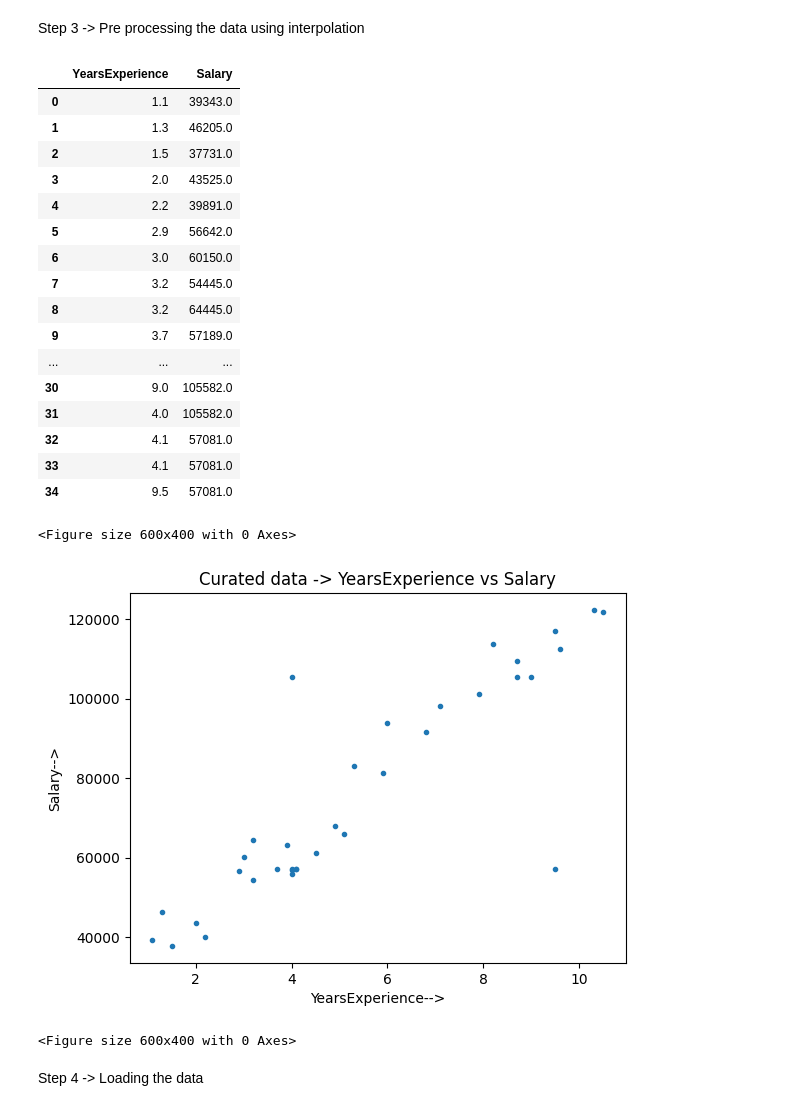
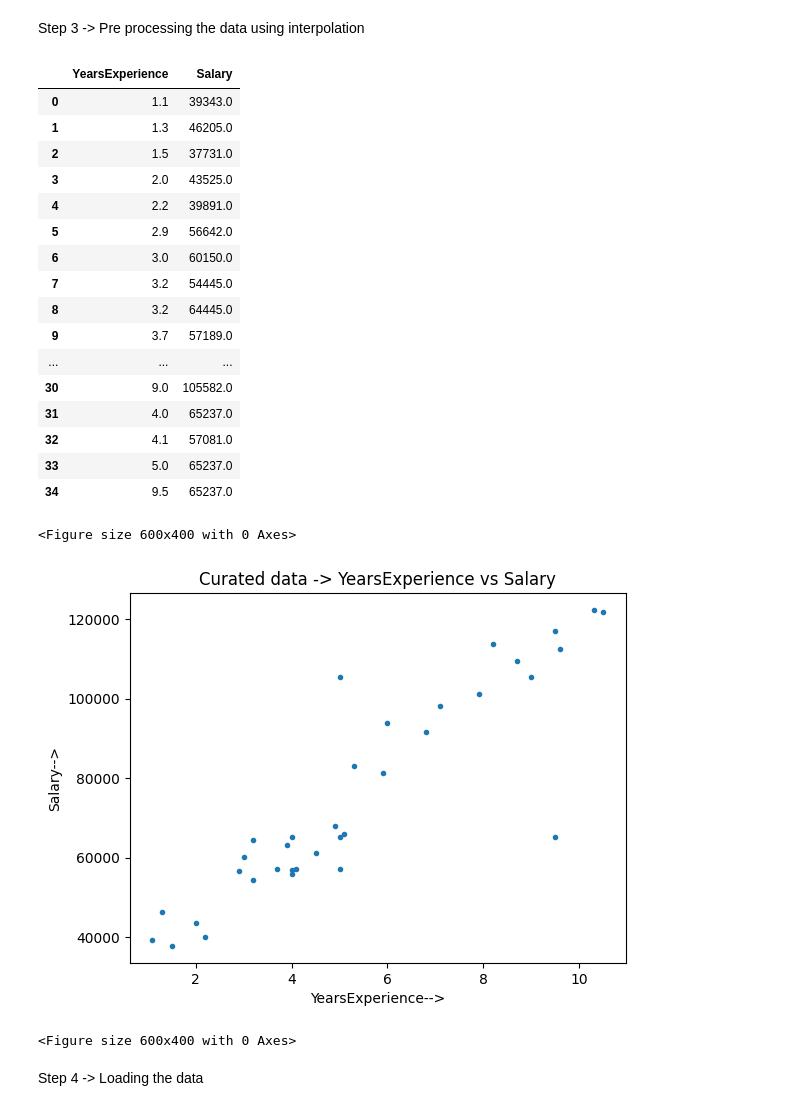
Before and after one commit to arjun-gaikwad-34/ArjunGaikwad_AIML_Bootcamp_2023, a Jupyter notebook: Case_study_Salary_13_06.ipynb, the cells around one changed output. Drawn from its saved outputs; the diff is of its cells as text; code cells hidden in the pictures.

```diff
--- a/Case_study_Salary_13_06.ipynb
+++ b/Case_study_Salary_13_06.ipynb
@@ -47,31 +47,37 @@ plt.figure(figsize=(6,4))
 # %% [markdown]
 Step 3 -> Pre processing the data using interpolation
 # %%
-df['YearsExperience'] = df['YearsExperience'].ffill().bfill()
-df['YearsExperience'].interpolate(method='linear', inplace=True)
+# df['YearsExperience'] = df['YearsExperience'].ffill().bfill()
+# df['YearsExperience'].interpolate(method='linear', inplace=True)
 
-df['Salary'] = df['Salary'].ffill().bfill()
-df['Salary'].interpolate(method='linear', inplace=True)
+# df['Salary'] = df['Salary'].ffill().bfill()
+# df['Salary'].interpolate(method='linear', inplace=True)
+
+mean_years_value = df.YearsExperience.mean()
+median_salary_value = df.Salary.median()
+
+df['YearsExperience'] = df.YearsExperience.fillna(math.floor(mean_years_value))
+df['Salary'] = df.Salary.fillna(median_salary_value)
 
 df
 # %% [output]
 |  | YearsExperience | Salary |
 | 0 | 1.1 | 39343.0 |
 | 1 | 1.3 | 46205.0 |
 | 2 | 1.5 | 37731.0 |
 | 3 | 2.0 | 43525.0 |
 | 4 | 2.2 | 39891.0 |
 | 5 | 2.9 | 56642.0 |
 | 6 | 3.0 | 60150.0 |
 | 7 | 3.2 | 54445.0 |
 | 8 | 3.2 | 64445.0 |
 | 9 | 3.7 | 57189.0 |
 | ... | ... | ... |
 | 30 | 9.0 | 105582.0 |
-| 31 | 4.0 | 105582.0 |
+| 31 | 4.0 | 65237.0 |
 | 32 | 4.1 | 57081.0 |
-| 33 | 4.1 | 57081.0 |
-| 34 | 9.5 | 57081.0 |
+| 33 | 5.0 | 65237.0 |
+| 34 | 9.5 | 65237.0 |
 # %%
 plt.scatter(df['YearsExperience'],df['Salary'],marker = '.')
 plt.xlabel("YearsExperience-->")
@@ -80,7 +86,7 @@ plt.title("Curated data -> YearsExperience vs Salary")
 plt.figure(figsize=(6,4))
 # %% [output]
 <Figure size 600x400 with 0 Axes>
-[figure, old version]
+[figure, new version]
 <Figure size 600x400 with 0 Axes>
 # %% [markdown]
 Step 4 -> Loading the data
```
Also changed, not shown: parts of 11 cells of this notebook.
